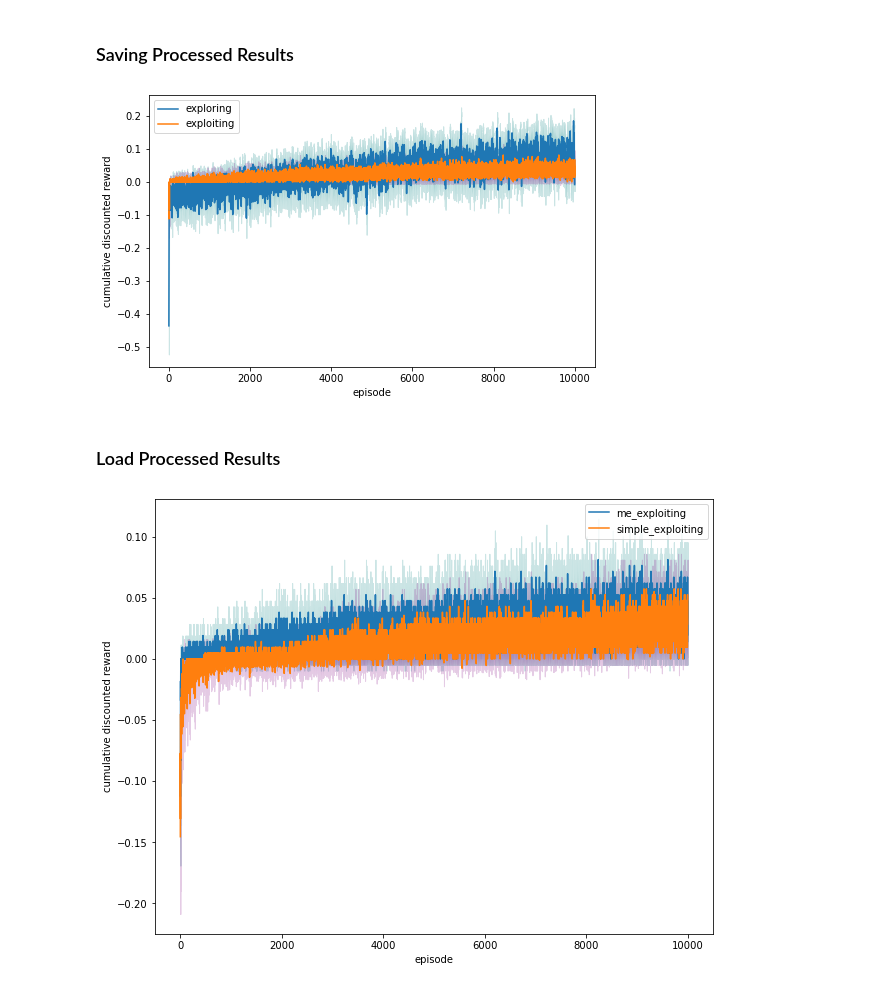
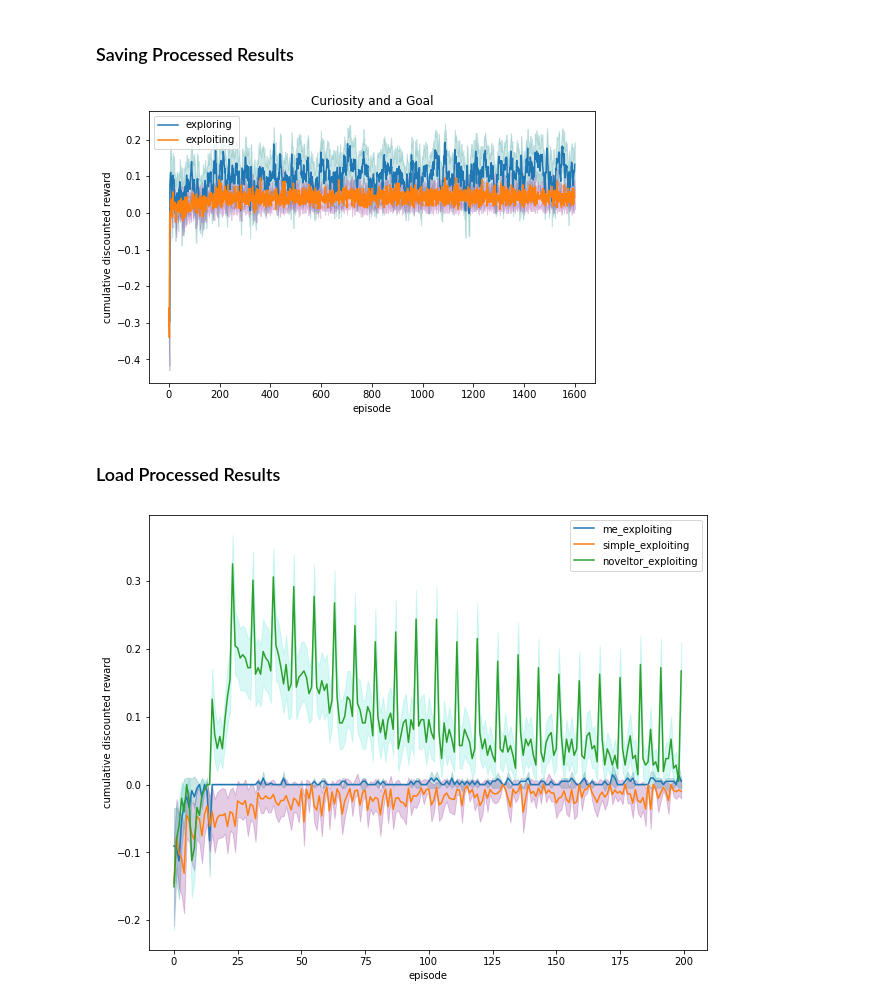
Before and after one commit to CCarissimo/RapidRL, a Jupyter notebook: run_epochs.ipynb, the cells around one changed output. Saved outputs shown, nothing was run; the diff lists cells and outputs as text; code cells hidden in the pictures.

Commit message:
adjustments for PSEUDOCOUNT novelty agent

```diff
--- a/run_epochs.ipynb
+++ b/run_epochs.ipynb
@@ -240,23 +240,27 @@ with open ('Results/results_meq_willemsen_exploit', 'wb') as file:
     cPickle.dump(results, file)
 # %%
 %matplotlib inline
-x = np.arange(0, 10000, 1)
+
+truncated = 1600  # max, max_steps
+x = np.arange(0, truncated, 1)
 
 fig, ax = plt.subplots(figsize=(8,5))
-plt.plot(x, yn, label='exploring')
-ax.fill_between(x, Yn[0], Yn[1], color='teal', alpha=.2)
+plt.plot(x, yn[:truncated], label='exploring')
+ax.fill_between(x, Yn[0,:truncated], Yn[1,:truncated], color='teal', alpha=.2)
 
-plt.plot(x, yg, label='exploiting')
-ax.fill_between(x, Yg[0], Yg[1], color='purple', alpha=.2)
+plt.plot(x, yg[:truncated], label='exploiting')
+ax.fill_between(x, Yg[0,:truncated], Yg[1,:truncated], color='purple', alpha=.2)
 
 plt.ylabel('cumulative discounted reward')
 plt.xlabel('episode')
 
+plt.title('Curiosity and a Goal')
+
 plt.legend()
-plt.savefig(f'results/epochs_ME_Q_WILLEMSEN_n[10000]_alpha[0.1]_gamma[0.9]_batch[10]_weights[exp_size_corrected]_exploit[True].png')
+plt.savefig(f'results/epochs_PSEUDOCOUNT_WILLEMSEN_truncated[%i]_n[10000]_alpha[0.1]_gamma[0.9]_batch[10]_weights[exp_size_corrected]_exploit[True].png' % ( truncated ))
 plt.show()
 # %% [output]
-[figure, old version]
+[figure, new version]
 # %% [markdown]
 ### Load Processed Results
 # %%
@@ -266,29 +276,37 @@ with open ('Results/results_simpleq_willemsen_exploit', 'rb') as file:
 syn, syCIn, sYn, syg, syCIg, sYg = simple
 # %%
 %matplotlib inline
-x = np.arange(0, 10000, 1)
 
 fig, ax = plt.subplots(figsize=(10,8))
 explore = False
+lim = (0, 200)
+
+x = np.arange(lim[0], lim[1], 1)
 
 if explore:
-    plt.plot(x, yn, label='me_exploring')
-    ax.fill_between(x, Yn[0], Yn[1], color='teal', alpha=.2)
+    plt.plot(x, me[0][lim[0]:lim[1]], label='me_exploring')
+    ax.fill_between(x, me[2][0, lim[0]:lim[1]], me[2][1, lim[0]:lim[1]], color='teal', alpha=.2)
 
-    plt.plot(x, syn, label='simple_exploring')
-    ax.fill_between(x, sYn[0], sYn[1], color='purple', alpha=.2)
+    plt.plot(x, simple[0][lim[0]:lim[1]], label='simple_exploring')
+    ax.fill_between(x, simple[2][0, lim[0]:lim[1]], simple[2][1, lim[0]:lim[1]], color='purple', alpha=.2)
+
+    plt.plot(x, nov[0][lim[0]:lim[1]], label='noveltor_exploring')
+    ax.fill_between(x, nov[2][0, lim[0]:lim[1]], nov[2][1, lim[0]:lim[1]], color='turquoise', alpha=.2)
 else:
-    plt.plot(x, yg, label='me_exploiting')
-    ax.fill_between(x, Yg[0], Yg[1], color='teal', alpha=.2)
+    plt.plot(x, me[3][lim[0]:lim[1]], label='me_exploiting')
+    ax.fill_between(x, me[5][0, lim[0]:lim[1]], me[5][1, lim[0]:lim[1]], color='teal', alpha=.2)
 
-    plt.plot(x, syg, label='simple_exploiting')
-    ax.fill_between(x, sYg[0], sYg[1], color='purple', alpha=.2)
+    plt.plot(x, simple[3][lim[0]:lim[1]], label='simple_exploiting')
+    ax.fill_between(x, simple[5][0, lim[0]:lim[1]], simple[5][1, lim[0]:lim[1]], color='purple', alpha=.2)
+
+    plt.plot(x, nov[3][lim[0]:lim[1]], label='noveltor_exploiting')
+    ax.fill_between(x, nov[5][0, lim[0]:lim[1]], nov[5][1, lim[0]:lim[1]], color='turquoise', alpha=.2)
 
 plt.ylabel('cumulative discounted reward')
 plt.xlabel('episode')
 
 plt.legend()
-plt.savefig(f'results/combined_%s_WILLEMSEN_n[10000]_alpha[0.1]_gamma[0.9]_batch[10]_weights[exp_size_corrected]_exploit[True].png' % ('explore' if explore else 'exploit'))
+plt.savefig(f'results/combined_%s_WILLEMSEN_n[%i_to_%i]_alpha[0.1]_gamma[0.9]_batch[10]_weights[exp_size_corrected]_exploit[True].png' % ('explore' if explore else 'exploit', lim[0], lim[1]))
 plt.show()
 # %% [output]
-[figure, old version]
+[figure, new version]
```
Also changed, not shown: parts of 3 cells of this notebook, 4 other files.
